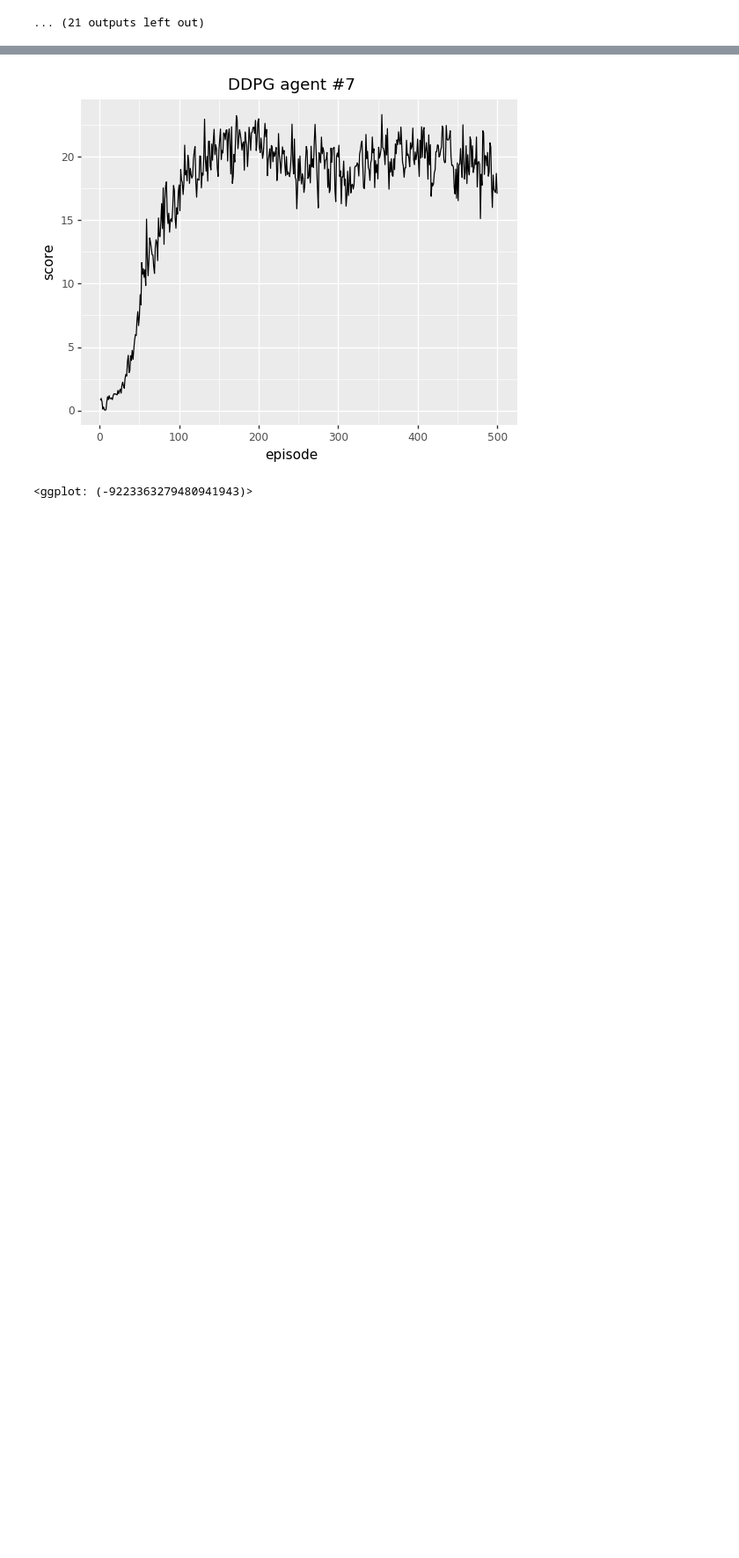
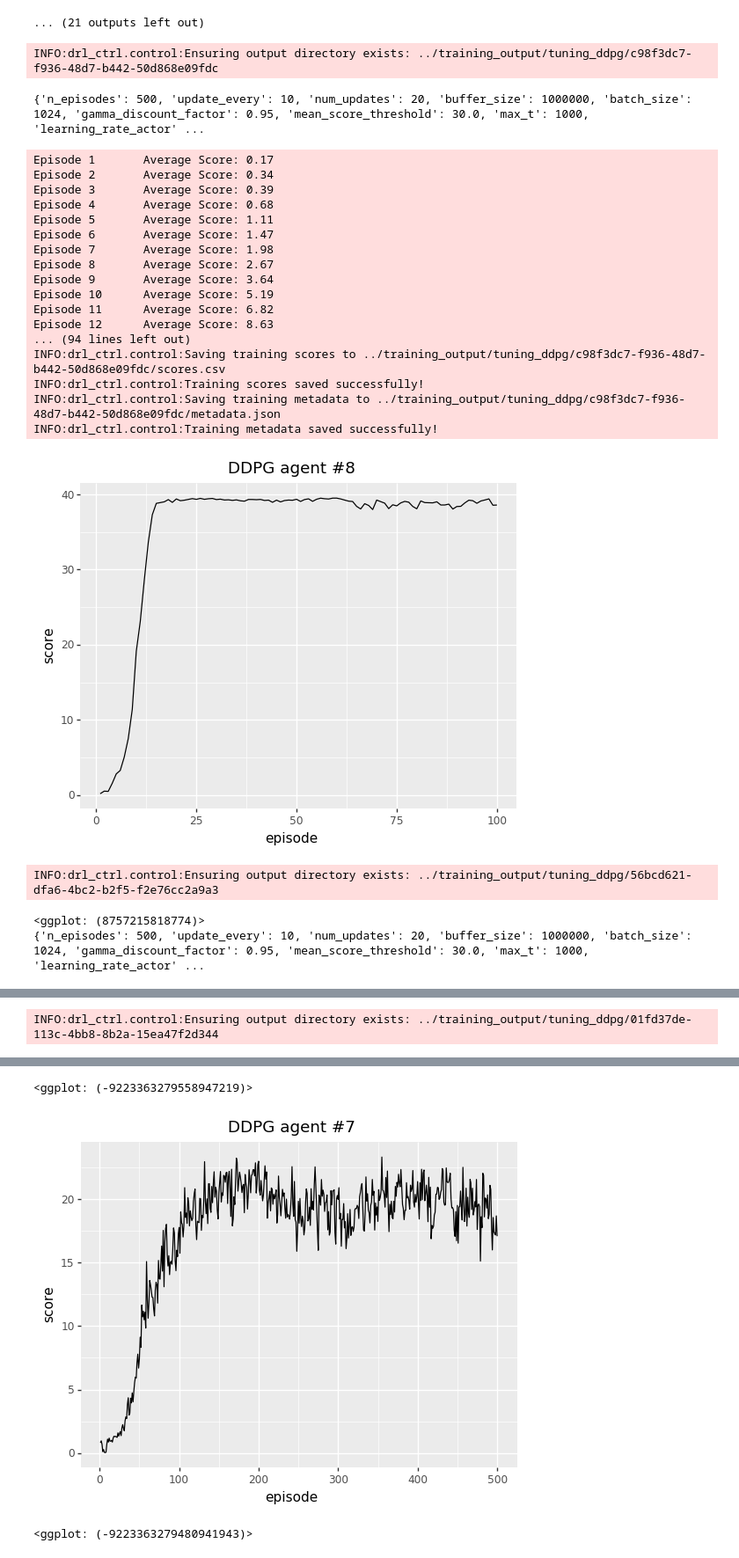
Before and after one commit to daraliu/drl-continuous-control, a Jupyter notebook: notebooks/Reacher20-DDPG-tuning.ipynb, the cells around one changed output, grey strips where cells are left out. Shown at 88% size. Saved outputs shown, nothing was run; the diff lists cells and outputs as text; code cells hidden in the pictures; blank space fills up the shorter version.

Commit message:
test: add tuning results

```diff
--- a/notebooks/Reacher20-DDPG-tuning.ipynb
+++ b/notebooks/Reacher20-DDPG-tuning.ipynb
@@ -98,6 +98,35 @@ candidate_params = [
     },
     # TODO: try increasing batch size: 1024, 16384 [with memory increase to 1_000_000]
 ]
+# %%
+candidate_params_2 = [
+    # best so far
+    {
+        "update_every": 10,
+        "num_updates": 20,
+        "ou_noise_sigma": 0.1,
+        "gamma_discount_factor": 0.95,
+        "buffer_size": 1_000_000,
+        "batch_size": 1024,
+    },
+    {
+        "update_every": 10,
+        "num_updates": 20,
+        "ou_noise_sigma": 0.2,
+        "gamma_discount_factor": 0.95,
+        "buffer_size": 1_000_000,
+        "batch_size": 1024,
+    },
+    {
+        "update_every": 10,
+        "num_updates": 20,
+        "ou_noise_sigma": 0.2,
+        "gamma_discount_factor": 0.99,
+        "buffer_size": 1_000_000,
+        "batch_size": 1024,
+    },
+    # TODO: try increasing batch size: 1024, 16384 [with memory increase to 1_000_000]
+]
 # %%
 env = UnityEnvironment(file_name="../Reacher20_Linux/Reacher.x86_64")
 # %% [output]
@@ -197,3 +226,42 @@ INFO:drl_ctrl.control:Saving training metadata to ../training_output/tuning_ddpg
 INFO:drl_ctrl.control:Training metadata saved successfully!
 [figure]
 ... (21 outputs left out)
+# %%
+for i, p in enumerate(candidate_params_2, start=8):
+    training_params = {**default_params, **p}
+    print(training_params)
+    u_name = str(uuid.uuid4())
+    out_dir = tuning_output_dir.joinpath(u_name)
+    out_dir.mkdir(parents=True, exist_ok=True)
+    with open(out_dir.joinpath("training_params.json"), "w") as f:
+        json.dump(training_params, f, indent=2)
+
+    control.training(env, out_dir, **training_params)
+
+    df_scores = su.read_scores(out_dir)
+    p_scores = su.plot_scores(df_scores, f"DDPG agent #{i}")
+    print(p_scores)
+# %% [output]
+INFO:drl_ctrl.control:Ensuring output directory exists: ../training_output/tuning_ddpg/c98f3dc7-f936-48d7-b442-50d868e09fdc
+{'n_episodes': 500, 'update_every': 10, 'num_updates': 20, 'buffer_size': 1000000, 'batch_size': 1024, 'gamma_discount_factor': 0.95, 'mean_score_threshold': 30.0, 'max_t': 1000, 'learning_rate_actor' ...
+Episode 1       Average Score: 0.17
+Episode 2       Average Score: 0.34
+Episode 3       Average Score: 0.39
+Episode 4       Average Score: 0.68
+Episode 5       Average Score: 1.11
+Episode 6       Average Score: 1.47
+Episode 7       Average Score: 1.98
+Episode 8       Average Score: 2.67
+Episode 9       Average Score: 3.64
+Episode 10      Average Score: 5.19
+Episode 11      Average Score: 6.82
+Episode 12      Average Score: 8.63
+... (94 lines left out)
+INFO:drl_ctrl.control:Saving training scores to ../training_output/tuning_ddpg/c98f3dc7-f936-48d7-b442-50d868e09fdc/scores.csv
+INFO:drl_ctrl.control:Training scores saved successfully!
+INFO:drl_ctrl.control:Saving training metadata to ../training_output/tuning_ddpg/c98f3dc7-f936-48d7-b442-50d868e09fdc/metadata.json
+INFO:drl_ctrl.control:Training metadata saved successfully!
+[figure, added]
+INFO:drl_ctrl.control:Ensuring output directory exists: ../training_output/tuning_ddpg/56bcd621-dfa6-4bc2-b2f5-f2e76cc2a9a3
+<ggplot: (8757215818774)>
+{'n_episodes': 500, 'update_every': 10, 'num_updates': 20, 'buffer_size': 1000000, 'batch_size': 1024, 'gamma_discount_factor': 0.95, 'mean_score_threshold': 30.0, 'max_t': 1000, 'learning_rate_actor' ...
@@ -199,0 +286 @@ INFO:drl_ctrl.control:Training metadata saved successfully!
+INFO:drl_ctrl.control:Ensuring output directory exists: ../training_output/tuning_ddpg/01fd37de-113c-4bb8-8b2a-15ea47f2d344
@@ -199,0 +307 @@ INFO:drl_ctrl.control:Training metadata saved successfully!
+<ggplot: (-9223363279558947219)>
```
Also changed, not shown: parts of 3 cells of this notebook, 48 other files.
